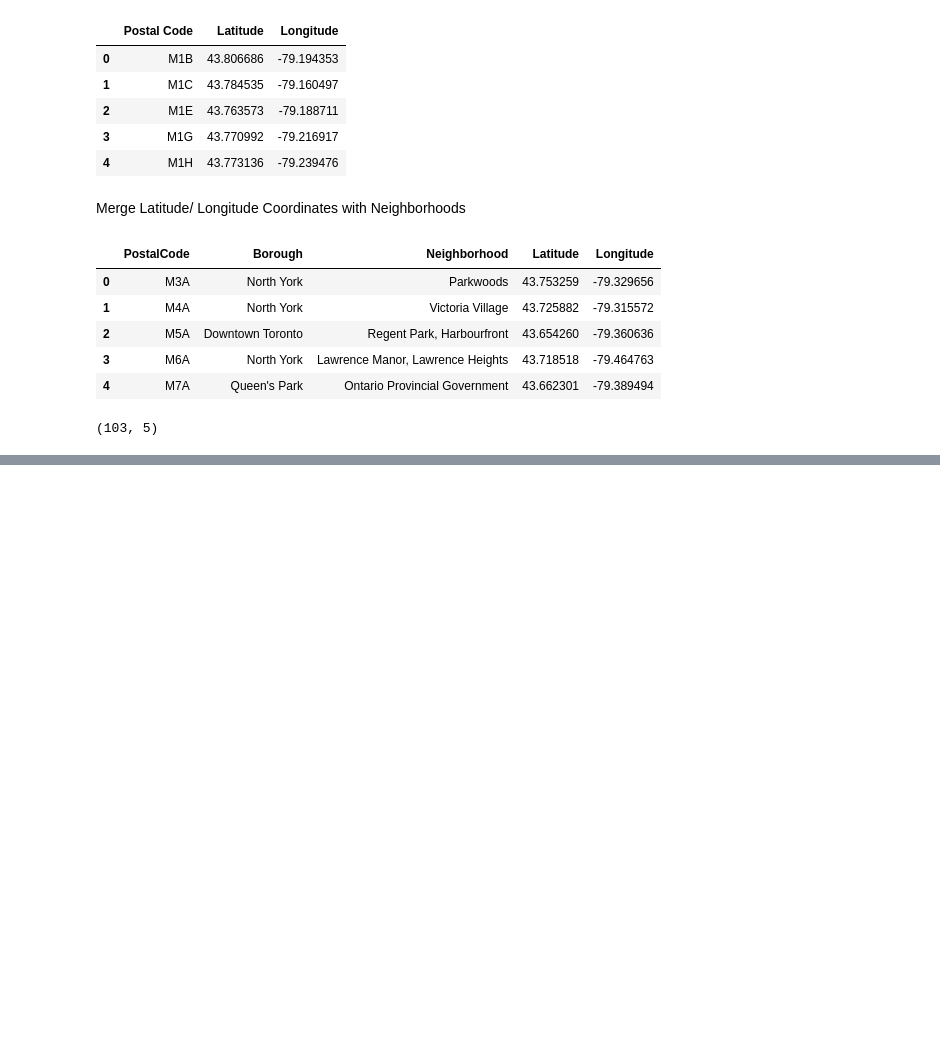
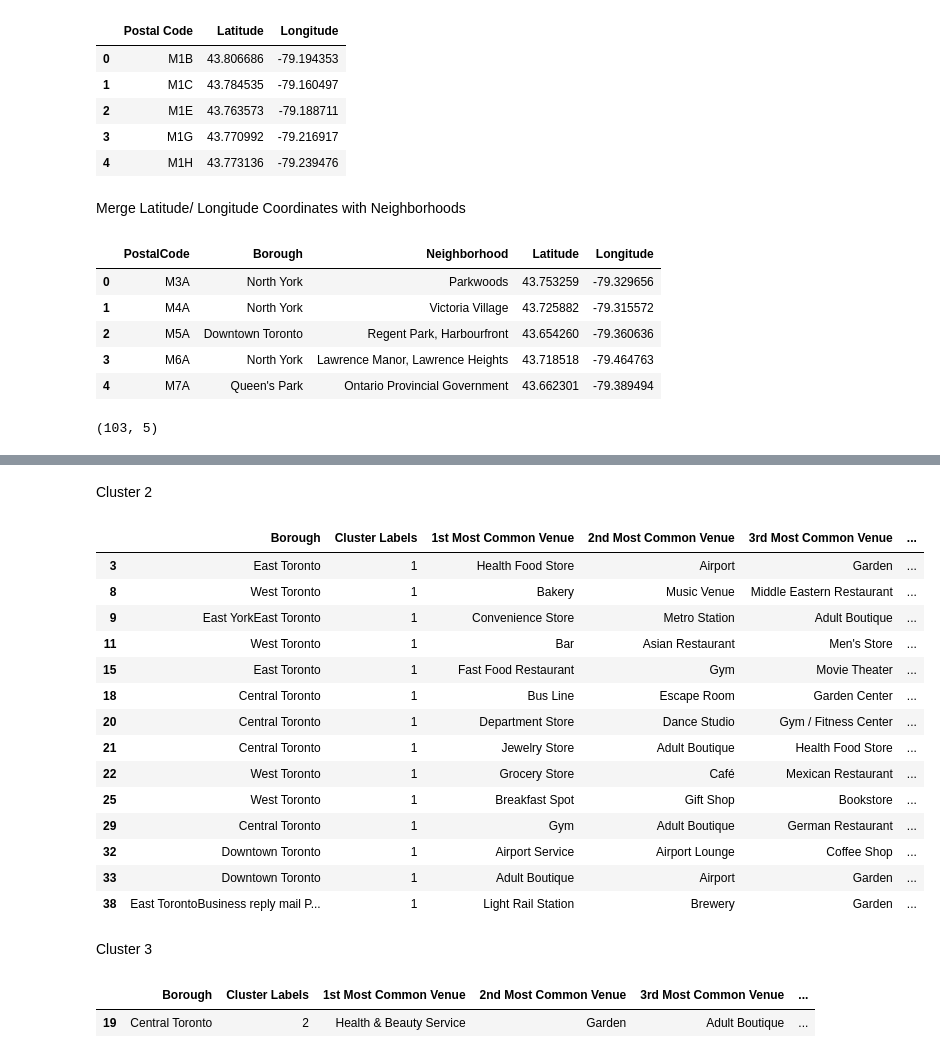
Before and after one commit to tlperella/Cousera_Capstone, a Jupyter notebook: NeighborhoodsInToronto.ipynb, the cells around one changed output, grey strips where cells are left out. Saved outputs shown, nothing was run; the diff lists cells and outputs as text; code cells hidden in the pictures; blank space fills up the shorter version.

```diff
--- a/NeighborhoodsInToronto.ipynb
+++ b/NeighborhoodsInToronto.ipynb
@@ -123,0 +574,27 @@ df2.shape
+# %% [markdown]
+Cluster 2
+# %%
+toronto_merged.loc[toronto_merged['Cluster Labels'] == 1, toronto_merged.columns[[1] + list(range(5, toronto_merged.shape[1]))]]
+# %% [output]
+|  | Borough | Cluster Labels | 1st Most Common Venue | 2nd Most Common Venue | 3rd Most Common Venue | ... |
+| 3 | East Toronto | 1 | Health Food Store | Airport | Garden | ... |
+| 8 | West Toronto | 1 | Bakery | Music Venue | Middle Eastern Restaurant | ... |
+| 9 | East YorkEast Toronto | 1 | Convenience Store | Metro Station | Adult Boutique | ... |
+| 11 | West Toronto | 1 | Bar | Asian Restaurant | Men's Store | ... |
+| 15 | East Toronto | 1 | Fast Food Restaurant | Gym | Movie Theater | ... |
+| 18 | Central Toronto | 1 | Bus Line | Escape Room | Garden Center | ... |
+| 20 | Central Toronto | 1 | Department Store | Dance Studio | Gym / Fitness Center | ... |
+| 21 | Central Toronto | 1 | Jewelry Store | Adult Boutique | Health Food Store | ... |
+| 22 | West Toronto | 1 | Grocery Store | Café | Mexican Restaurant | ... |
+| 25 | West Toronto | 1 | Breakfast Spot | Gift Shop | Bookstore | ... |
+| 29 | Central Toronto | 1 | Gym | Adult Boutique | German Restaurant | ... |
+| 32 | Downtown Toronto | 1 | Airport Service | Airport Lounge | Coffee Shop | ... |
+| 33 | Downtown Toronto | 1 | Adult Boutique | Airport | Garden | ... |
+| 38 | East TorontoBusiness reply mail P... | 1 | Light Rail Station | Brewery | Garden | ... |
+# %% [markdown]
+Cluster 3
+# %%
+toronto_merged.loc[toronto_merged['Cluster Labels'] == 2, toronto_merged.columns[[1] + list(range(5, toronto_merged.shape[1]))]]
+# %% [output]
+|  | Borough | Cluster Labels | 1st Most Common Venue | 2nd Most Common Venue | 3rd Most Common Venue | ... |
+| 19 | Central Toronto | 2 | Health & Beauty Service | Garden | Adult Boutique | ... |
```
Also changed, not shown: parts of 56 cells of this notebook.
